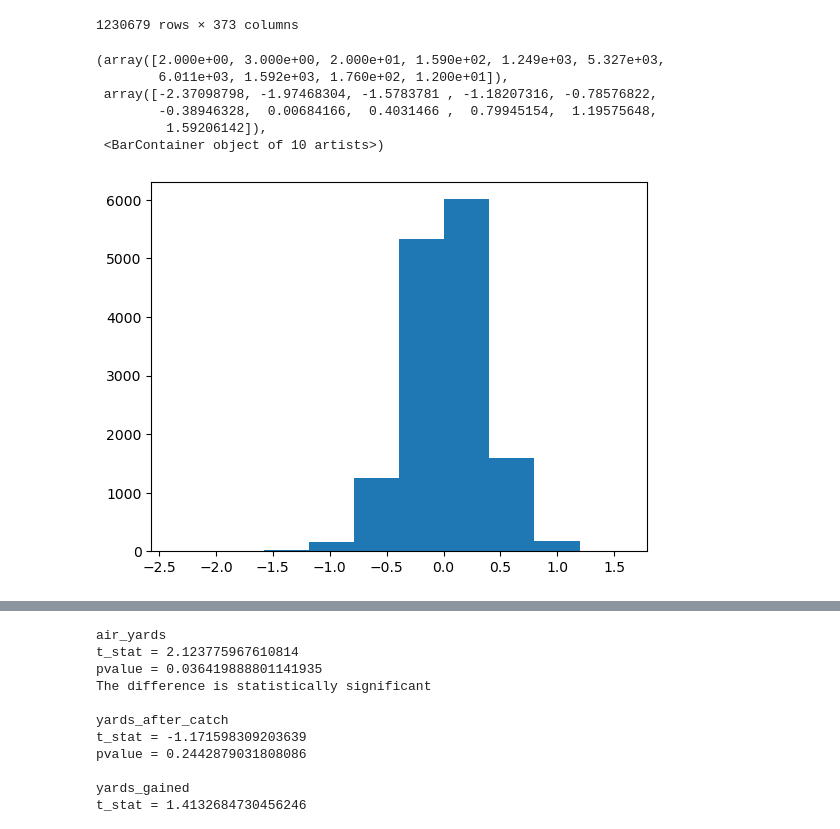
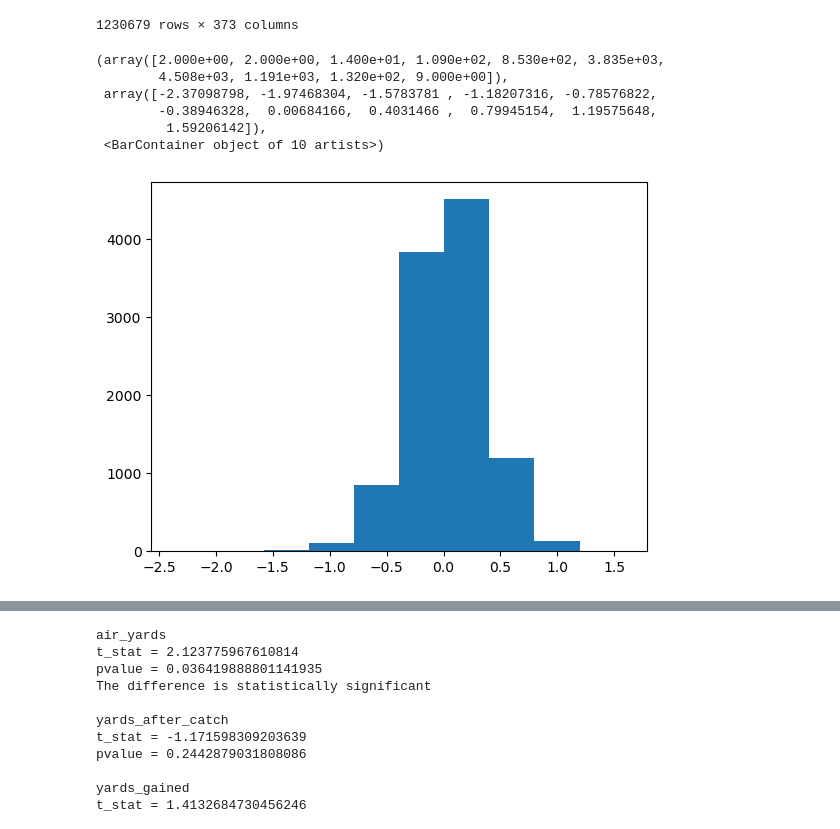
Before and after one commit to alexanderjireland/brock-purdy-mid-course-project, a Jupyter notebook: notebook/EDA_Python.ipynb, the cells around one changed output, grey strips where cells are left out. Drawn from its saved outputs; the diff is of its cells as text; code cells hidden in the pictures.

```diff
--- a/notebook/EDA_Python.ipynb
+++ b/notebook/EDA_Python.ipynb
@@ -76,16 +76,16 @@ sack_data = data[data['sack']==1]
 game_data['any/a'] = game_data.apply(lambda row: anya(pass_yds=row['air_yards'], tds=row['touchdown'], ints=row['interception'], sack_yds=row['sack_yards'], sacks=row['sack'], pass_attempts=row['pass_attempt']), axis = 1)
 game_data['passer_rating'] = game_data.apply(lambda row: passer_rating(cmp = row['complete_pass'], pass_yds = row['air_yards'], tds = row['touchdown'], ints = row['interception'], att = row['pass_attempt']), axis = 1)
 # %%
-qb_game_data = game_data[game_data['pass_attempt'] > 10]
+qb_game_data = game_data[(game_data['pass_attempt'] > 10) & (game_data['air_yards']>0)]
 plt.hist(qb_game_data['qb_epa'])
 # %% [output]
-(array([2.000e+00, 3.000e+00, 2.000e+01, 1.590e+02, 1.249e+03, 5.327e+03,
-        6.011e+03, 1.592e+03, 1.760e+02, 1.200e+01]),
+(array([2.000e+00, 2.000e+00, 1.400e+01, 1.090e+02, 8.530e+02, 3.835e+03,
+        4.508e+03, 1.191e+03, 1.320e+02, 9.000e+00]),
  array([-2.37098798, -1.97468304, -1.5783781 , -1.18207316, -0.78576822,
         -0.38946328,  0.00684166,  0.4031466 ,  0.79945154,  1.19575648,
          1.59206142]),
  <BarContainer object of 10 artists>)
-[figure, old version]
+[figure, new version]
 # %%
 qb_game_columns = qb_game_data.columns.to_list()
 for col in qb_game_columns:
```
Also changed, not shown: parts of 11 cells of this notebook.
